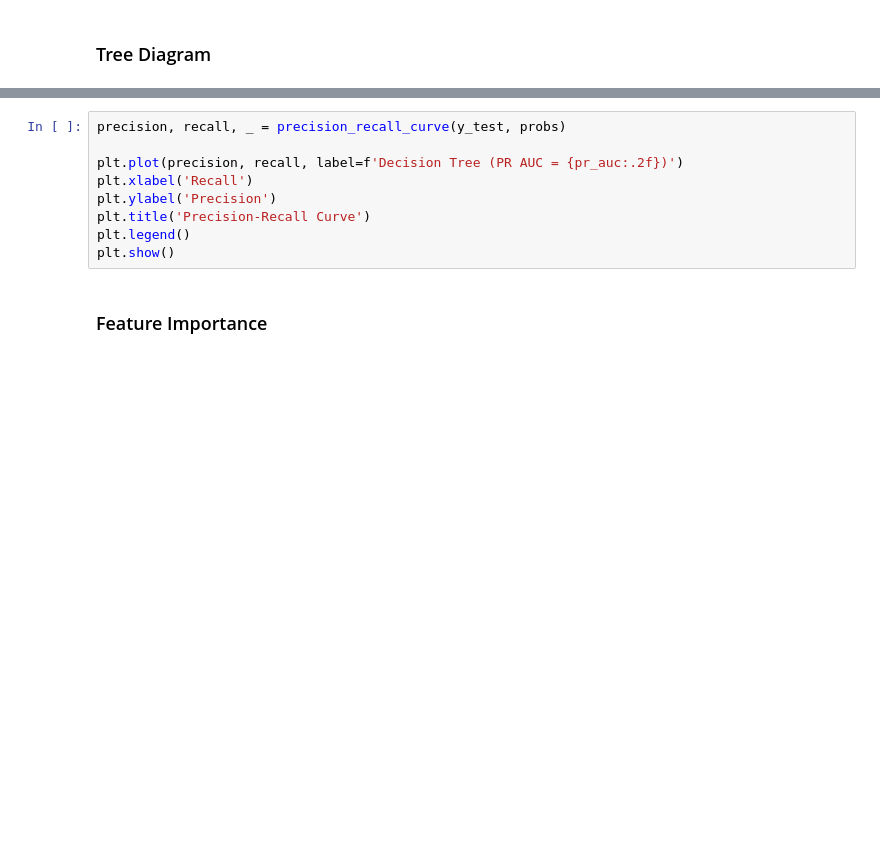
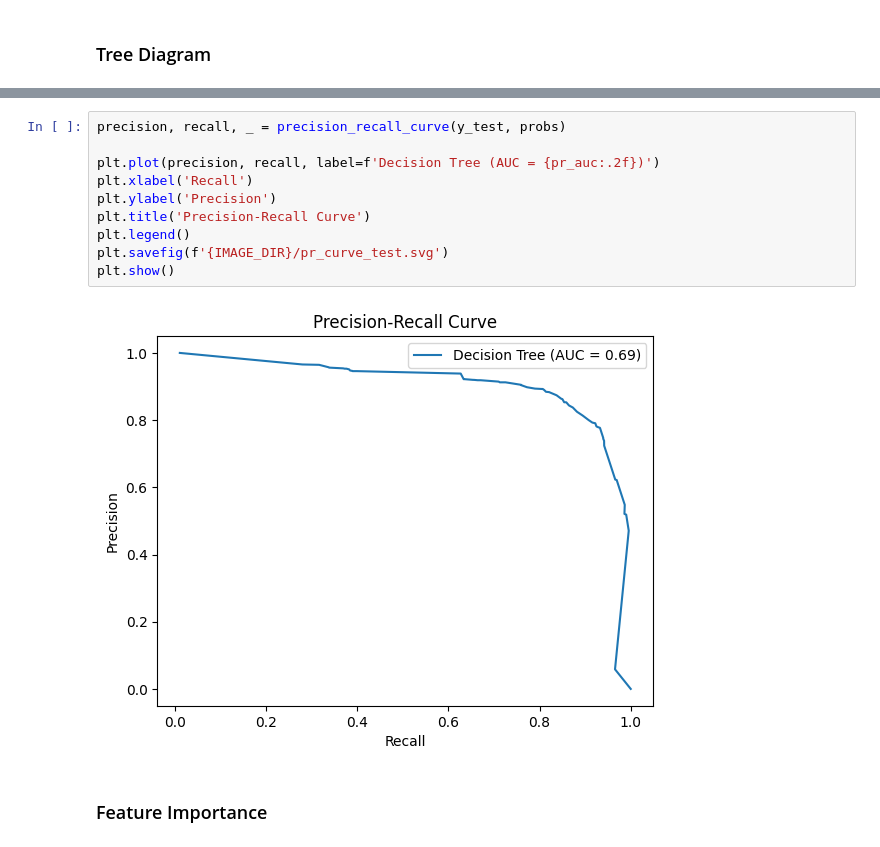
Before and after one commit to BaguetteJet/Fraud-Transaction-Detection, a Jupyter notebook: notebooks/desicision_tree_books/DecisonTree.ipynb, the cells around one changed output, grey strips where cells are left out. Drawn from its saved outputs; the diff is of its cells as text; blank space fills up the shorter version.

```diff
--- a/notebooks/desicision_tree_books/DecisonTree.ipynb
+++ b/notebooks/desicision_tree_books/DecisonTree.ipynb
@@ -171,12 +238,15 @@ plt.show()
 # %%
 precision, recall, _ = precision_recall_curve(y_test, probs)
 
-plt.plot(precision, recall, label=f'Decision Tree (PR AUC = {pr_auc:.2f})')
+plt.plot(precision, recall, label=f'Decision Tree (AUC = {pr_auc:.2f})')
 plt.xlabel('Recall')
 plt.ylabel('Precision')
 plt.title('Precision-Recall Curve')
 plt.legend()
+plt.savefig(f'{IMAGE_DIR}/pr_curve_test.svg')
 plt.show()
+# %% [output]
+[figure, added]
 # %% [markdown]
 ### Feature Importance
 # %%
```
Also changed, not shown: parts of 16 cells of this notebook, 20 other files.
